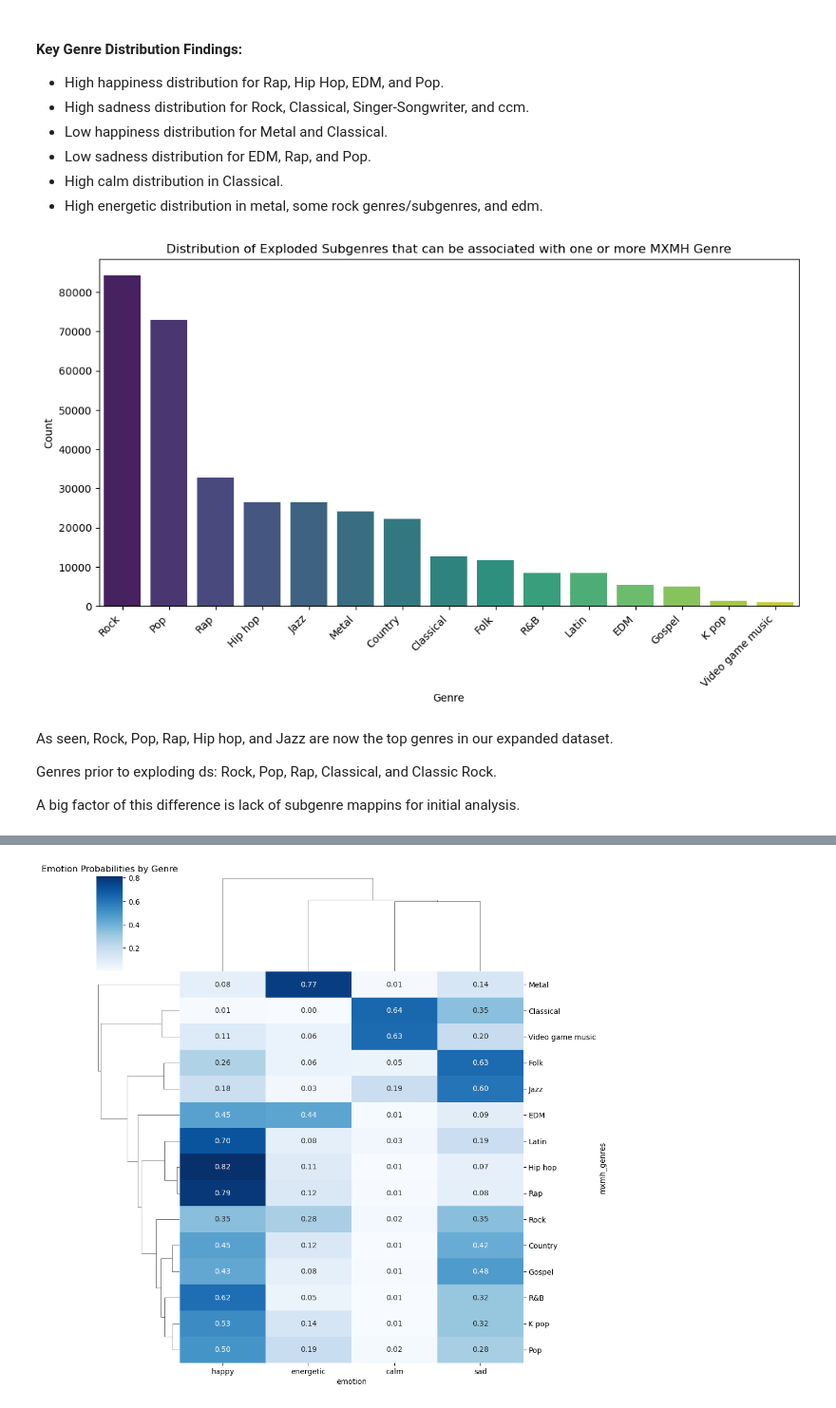
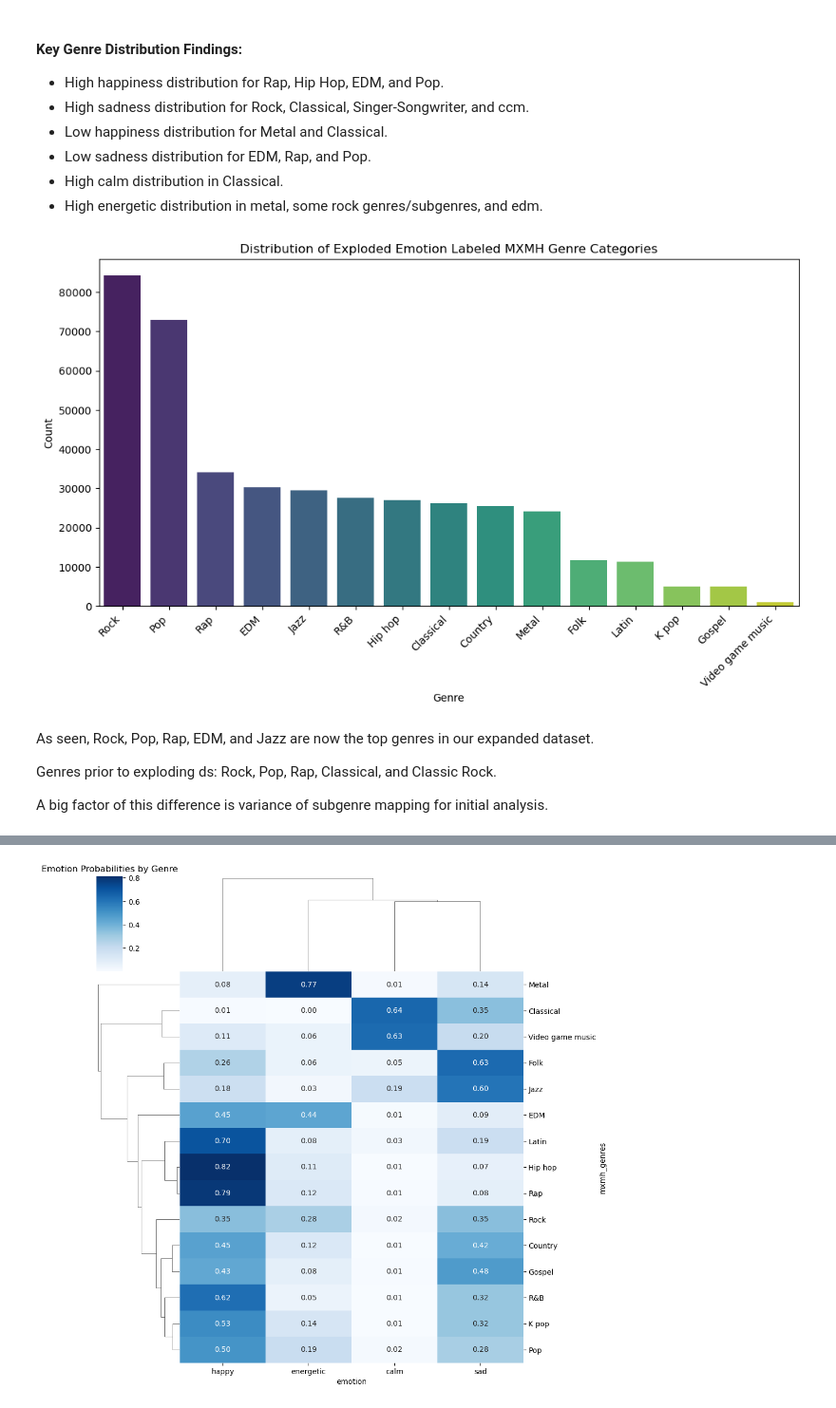
Before and after one commit to BlakeCrowther/music-mental-health-and-emotion, a Jupyter notebook: notebooks/results.ipynb, the cells around one changed output, grey strips where cells are left out. Shown at 95% size. Drawn from its saved outputs; the diff is of its cells as text; code cells hidden in the pictures.

```diff
--- a/notebooks/results.ipynb
+++ b/notebooks/results.ipynb
@@ -157,5 +164,5 @@ Refreshing access token...
 # %%
-combined_df = pd.read_csv('../data/combined_df.csv', low_memory=False)
+combined_df = pd.read_csv('../data/278k_genre_labeled.csv', low_memory=False)
 # %%
 combined_df['genres'] = combined_df['genres'].replace(to_replace=['[]'], value=np.nan)
 combined_df = combined_df.dropna(subset=['artist_name', 'track_name','genres', 'track_id'])
@@ -243,22 +279,22 @@ plt.show()
 # %%
 # genre_stats = filtered_df.groupby('genres')['emotion'].describe()
 genre_map = {
-    'Rock': ['rock'],
-    'Pop': ['pop'],
-    'Metal': ['metal'],
-    'Classical': ['classical'],
-    'Video game music': ['video game music'],
-    'EDM': ['edm'],
-    'R&B': ['r&b'],
-    'Hip hop': ['hip hop'],
-    'Folk': ['folk'],
-    'K pop': ['k pop'],
-    'Country': ['country'],
-    'Rap': ['rap'],
-    'Jazz': ['jazz'],
-    'Lofi': ['lofi'],
-    'Gospel': ['gospel'],
-    'Latin': ['latin']
+    'Rock': ['rock', 'classic rock', 'alternative rock', 'indie rock', 'hard rock'],
+    'Pop': ['pop', 'pop rock', 'electropop', 'indie pop', 'dance pop'],
+    'Metal': ['metal', 'heavy metal', 'death metal', 'nu metal', 'alternative metal'],
+    'Classical': ['classical', 'baroque', 'romantic', 'opera', 'renaissance'],
+    'Video game music': ['video game music', 'chiptune', 'electronic game music', 'retro game music', 'orchestral soundtrak'],
+    'EDM': ['edm', 'house', 'techno', 'trance', 'dubstep'],
+    'R&B': ['r&b', 'soul', 'funk', 'neo-soul', 'contemporary r&b'],
+    'Hip hop': ['hip hop', 'boom bap', 'jazz rap', 'west coast hip hop', 'east coast hip hop'],
+    'Folk': ['folk', 'indie folk', 'alternative folk', 'contemporary folk', 'country folk'],
+    'K pop': ['k-pop', 'k pop', 'k-electropop', 'k-r&b', 'k-indie'],
+    'Country': ['country', 'bluegrass', 'country pop', 'alternative country', 'contemporary country'],
+    'Rap': ['rap', 'mumble rap', 'gangster rap', 'drill', 'trap'],
+    'Jazz': ['jazz', 'smooth jazz', 'bebop', 'fusion', 'vocal jazz'],
+    'Lofi': ['lofi', 'lofi hip hop', 'lofi jazz', 'lofie indie', 'lofi electronic'],
+    'Gospel': ['gospel', 'traditional gospel', 'contemporary gospel', 'gospel choir', 'southern gospel'],
+    'Latin': ['latin', 'salsa', 'reggaeton', 'bachata', 'tango']
 }
 
 # Map subgenres to main genre listed in mxmh
@@ -272,30 +308,30 @@ def map_to_main_genre(genre):
 # Add mapped genre to expanded elss df
 expanded_df['mxmh_genres'] = expanded_df['genres'].apply(map_to_main_genre)
 
-expanded_df[['genres', 'mxmh_genres']].head()
+# expanded_df[['genres', 'mxmh_genres']].head()
 
 expanded_by_main_genre_df = expanded_df.explode('mxmh_genres')
 expanded_by_main_genre_df = expanded_by_main_genre_df.dropna(subset=['mxmh_genres'])
-# expanded_by_main_genre_df['mxmh_genres'] = expanded_by_main_genre_df['mxmh_genres'].astype(str)
+expanded_by_main_genre_df['mxmh_genres'] = expanded_by_main_genre_df['mxmh_genres'].astype(str)
 # %%
 related_genre_counts = expanded_by_main_genre_df['mxmh_genres'].value_counts()
 
 # Plot the genre distribution of the exploded rows with associated mxmh genre
 plt.figure(figsize=(12, 6))
 sns.barplot(x=related_genre_counts.index, y=related_genre_counts.values, palette="viridis")
-plt.title('Distribution of Exploded Subgenres that can be associated with one or more MXMH Genre')
+plt.title('Distribution of Exploded Emotion Labeled MXMH Genre Categories')
 plt.xlabel('Genre')
 plt.ylabel('Count')
 plt.xticks(rotation=45, ha='right')
 plt.show()
 # %% [output]
-[figure, old version]
+[figure, new version]
 # %% [markdown]
-As seen, Rock, Pop, Rap, Hip hop, and Jazz are now the top genres in our expanded dataset.
+As seen, Rock, Pop, Rap, EDM, and Jazz are now the top genres in our expanded dataset.
 
 Genres prior to exploding ds: Rock, Pop, Rap, Classical, and Classic Rock.
 
-A big factor of this difference is lack of subgenre mappins for initial analysis.
+A big factor of this difference is variance of subgenre mapping for initial analysis.
 # %%
 # Plot Emotion distribution of exploded rows by mxmh genre
 plt.figure(figsize=(12, 6))
```
Also changed, not shown: parts of 24 cells of this notebook, 4 other files.
